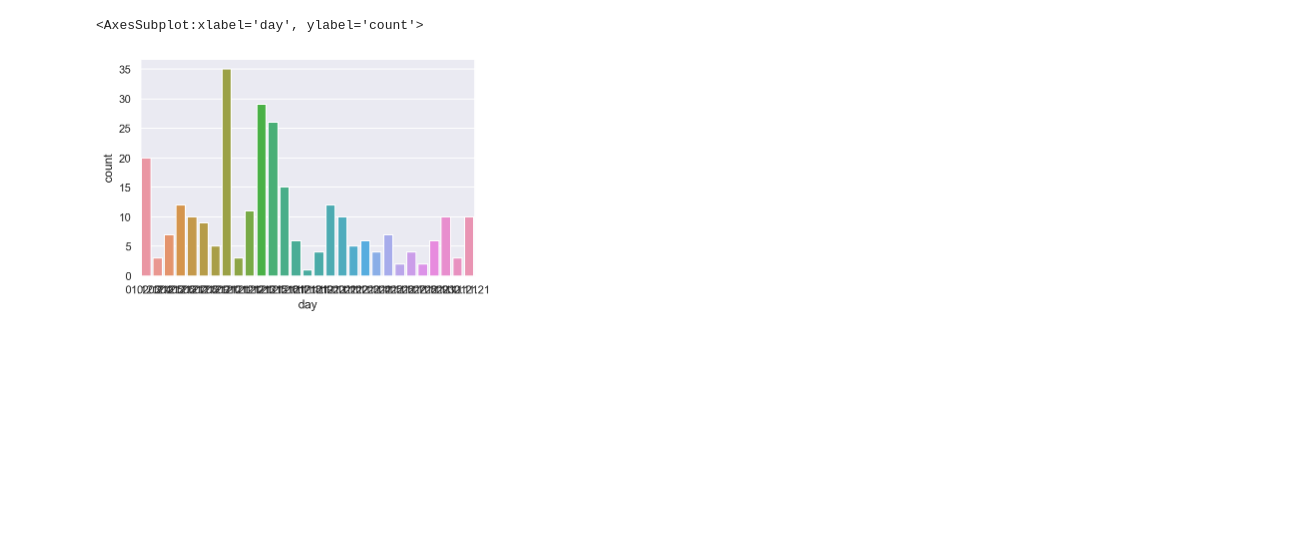
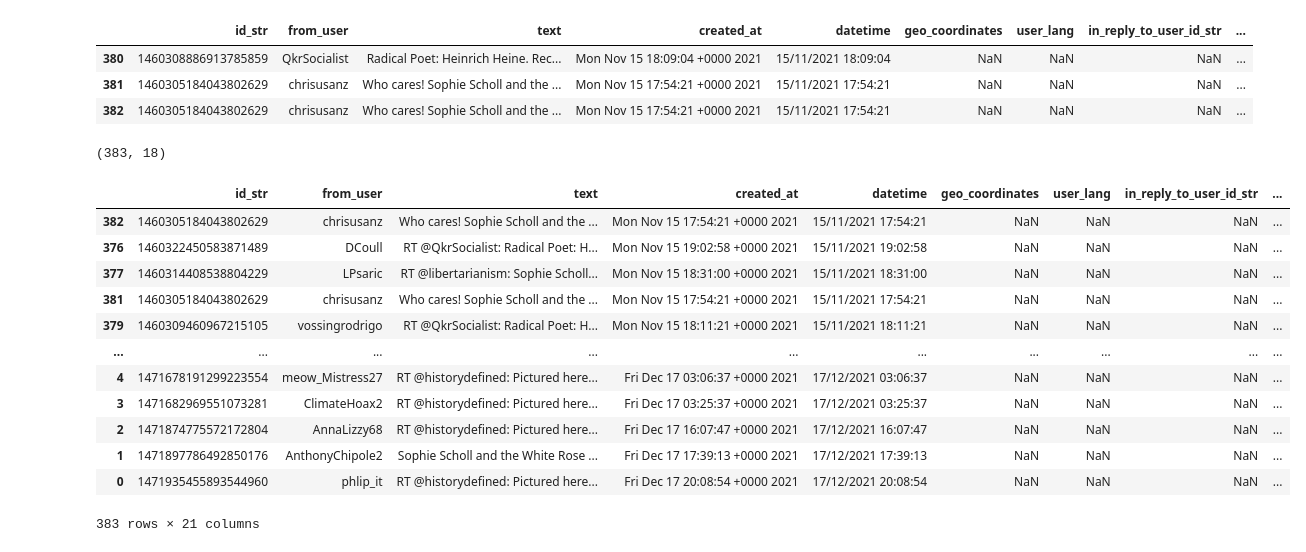
Before and after one commit to lguenth/twittersmh, a Jupyter notebook: gettags/gettags.ipynb, the cells around one changed output. Drawn from its saved outputs; the diff is of its cells as text; code cells hidden in the pictures; blank space fills up the shorter version.

Commit message:
added new data, fixed date issues for plots

```diff
--- a/gettags/gettags.ipynb
+++ b/gettags/gettags.ipynb
@@ -42,3 +12,5 @@ Index(['1470138543410454533', '1470137715513389057', '1470135347698978820',
 # %%
-df["time"] =
+# df = pd.read_csv("../data/tags_corpus.csv")
+df.rename(columns={"time":"datetime"}, inplace=True)
+df.head(3)
 # %% [output]
@@ -58,17 +21,37 @@ Name: time, Length: 317, dtype: object
+# %%
+df.tail(3)
+# %% [output]
+|  | id_str | from_user | text | created_at | datetime | geo_coordinates | user_lang | in_reply_to_user_id_str | ... |
+| 380 | 1460308886913785859 | QkrSocialist | Radical Poet: Heinrich Heine. Rec... | Mon Nov 15 18:09:04 +0000 2021 | 15/11/2021 18:09:04 | NaN | NaN | NaN | ... |
+| 381 | 1460305184043802629 | chrisusanz | Who cares! Sophie Scholl and the ... | Mon Nov 15 17:54:21 +0000 2021 | 15/11/2021 17:54:21 | NaN | NaN | NaN | ... |
+| 382 | 1460305184043802629 | chrisusanz | Who cares! Sophie Scholl and the ... | Mon Nov 15 17:54:21 +0000 2021 | 15/11/2021 17:54:21 | NaN | NaN | NaN | ... |
+# %%
+df.shape
+# %% [output]
+(383, 18)
 # %%
-import matplotlib.pyplot as plt
 from datetime import datetime
 import seaborn as sns
 
-sns.set_theme()
-
-df["day"] = [datetime.strptime(date, "%d/%m/%Y %H:%M:%S").strftime("%d.%m.%y") for date in df.time]
-df["hour"] = [datetime.strptime(date, "%d/%m/%Y %H:%M:%S").strftime("%H:%M") for date in df.time]
-
-tweets_per_day = df.groupby(["day", "hour"], as_index=False)["text"].count()
-tweets_per_day
-
-sns.countplot(data=tweets_per_day, x="day")
+df["date"] = pd.to_datetime(df["datetime"], format="%d/%m/%Y %H:%M:%S")
+df["day"] = df["date"].dt.date
+df["time"] = df["date"].dt.time
+df.sort_values(by="day", inplace=True)
+df
+# tweets_per_day = df.groupby(["day"], as_index=False)["text"].count()
+# tweets_per_day.rename(columns={"text":"tweet_count"}, inplace=True)
+#tweets_per_day
 # %% [output]
+|  | id_str | from_user | text | created_at | datetime | geo_coordinates | user_lang | in_reply_to_user_id_str | ... |
+| 382 | 1460305184043802629 | chrisusanz | Who cares! Sophie Scholl and the ... | Mon Nov 15 17:54:21 +0000 2021 | 15/11/2021 17:54:21 | NaN | NaN | NaN | ... |
+| 376 | 1460322450583871489 | DCoull | RT @QkrSocialist: Radical Poet: H... | Mon Nov 15 19:02:58 +0000 2021 | 15/11/2021 19:02:58 | NaN | NaN | NaN | ... |
+| 377 | 1460314408538804229 | LPsaric | RT @libertarianism: Sophie Scholl... | Mon Nov 15 18:31:00 +0000 2021 | 15/11/2021 18:31:00 | NaN | NaN | NaN | ... |
+| 381 | 1460305184043802629 | chrisusanz | Who cares! Sophie Scholl and the ... | Mon Nov 15 17:54:21 +0000 2021 | 15/11/2021 17:54:21 | NaN | NaN | NaN | ... |
+| 379 | 1460309460967215105 | vossingrodrigo | RT @QkrSocialist: Radical Poet: H... | Mon Nov 15 18:11:21 +0000 2021 | 15/11/2021 18:11:21 | NaN | NaN | NaN | ... |
+| ... | ... | ... | ... | ... | ... | ... | ... | ... | ... |
+| 4 | 1471678191299223554 | meow_Mistress27 | RT @historydefined: Pictured here... | Fri Dec 17 03:06:37 +0000 2021 | 17/12/2021 03:06:37 | NaN | NaN | NaN | ... |
+| 3 | 1471682969551073281 | ClimateHoax2 | RT @historydefined: Pictured here... | Fri Dec 17 03:25:37 +0000 2021 | 17/12/2021 03:25:37 | NaN | NaN | NaN | ... |
+| 2 | 1471874775572172804 | AnnaLizzy68 | RT @historydefined: Pictured here... | Fri Dec 17 16:07:47 +0000 2021 | 17/12/2021 16:07:47 | NaN | NaN | NaN | ... |
+| 1 | 1471897786492850176 | AnthonyChipole2 | Sophie Scholl and the White Rose ... | Fri Dec 17 17:39:13 +0000 2021 | 17/12/2021 17:39:13 | NaN | NaN | NaN | ... |
+| 0 | 1471935455893544960 | phlip_it | RT @historydefined: Pictured here... | Fri Dec 17 20:08:54 +0000 2021 | 17/12/2021 20:08:54 | NaN | NaN | NaN | ... |
-<AxesSubplot:xlabel='day', ylabel='count'>
+383 rows × 21 columns
-[figure, removed]
```
Also changed, not shown: parts of 4 cells of this notebook, 6 other files.
